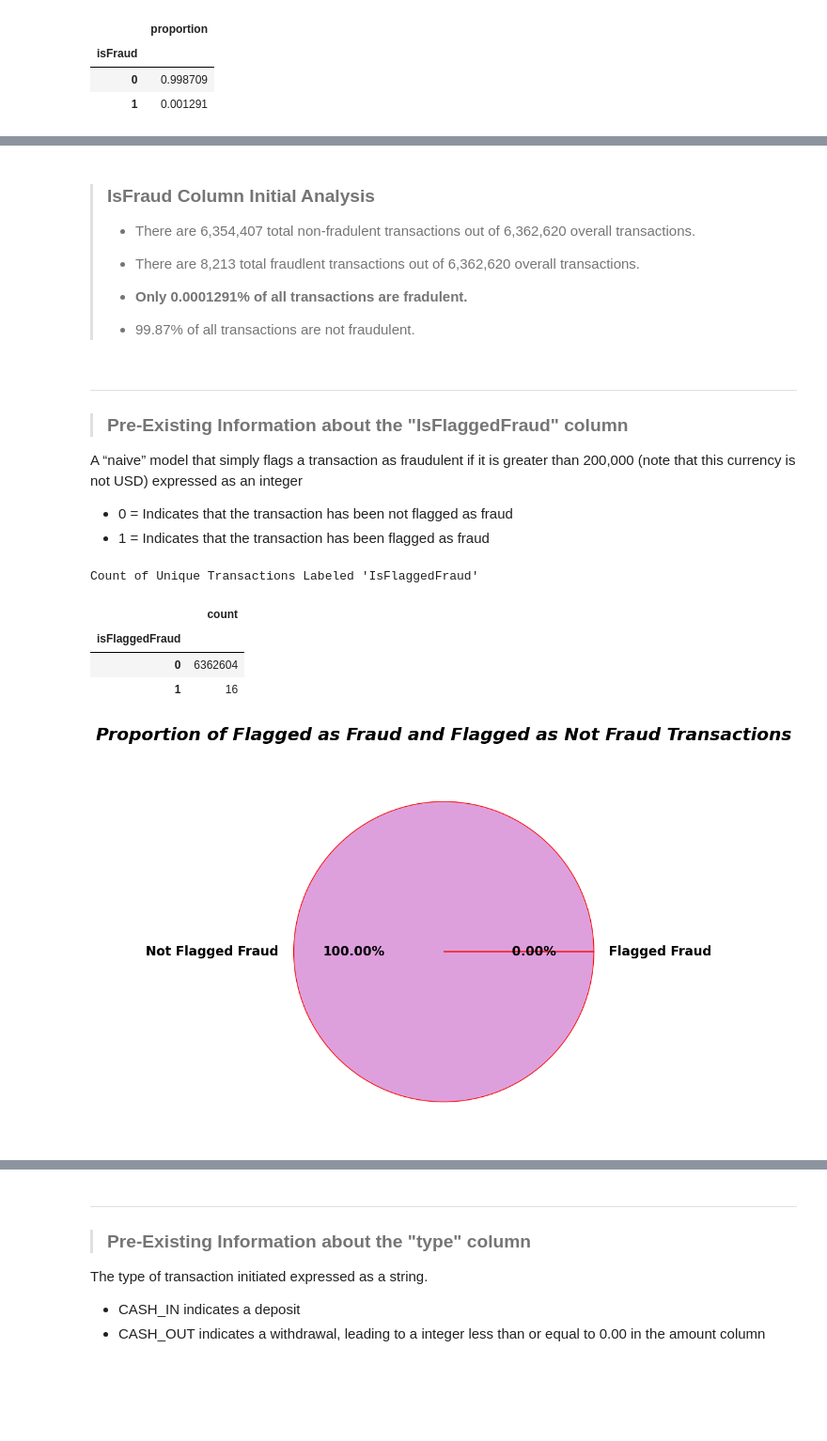
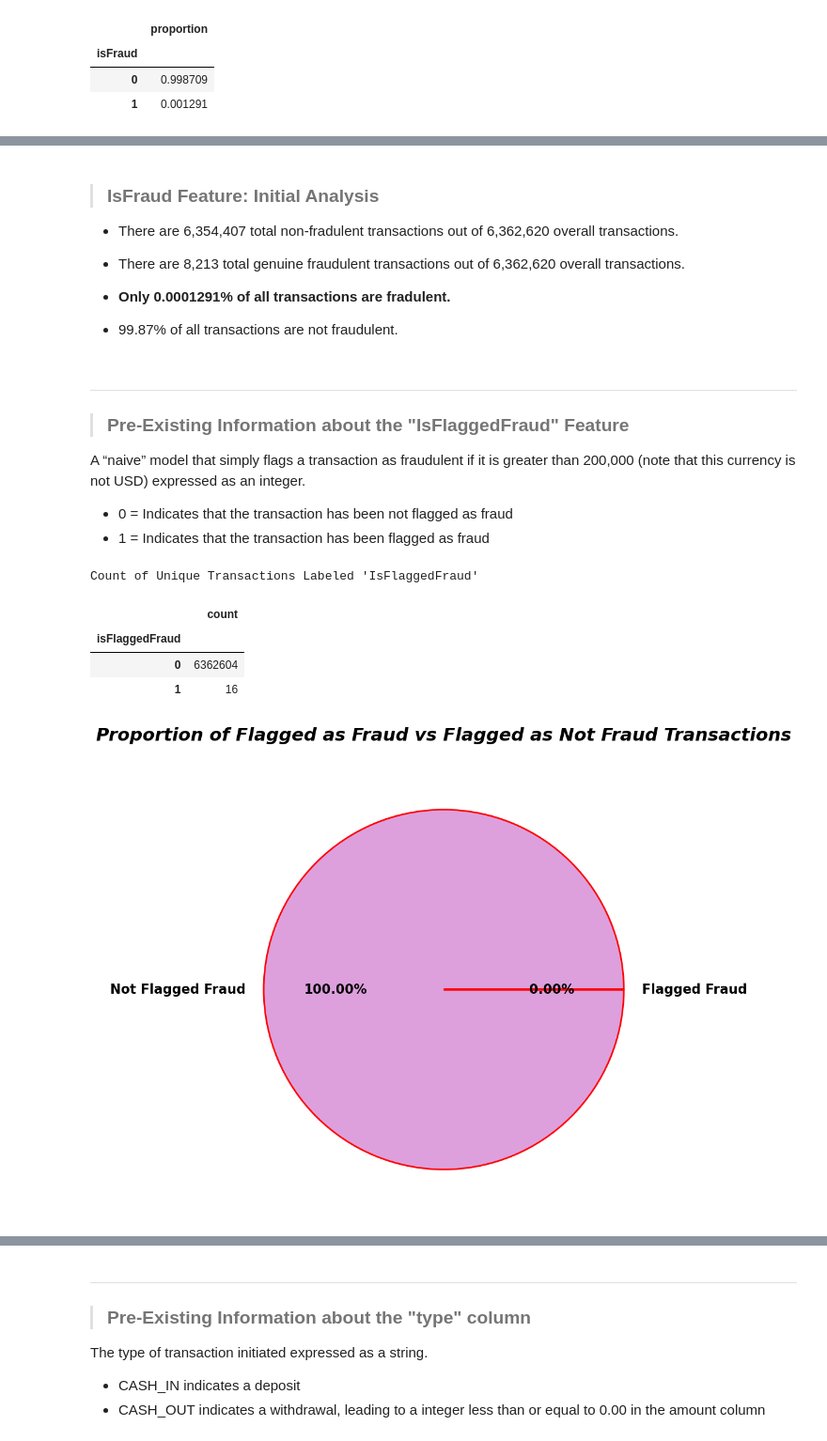
Before and after one commit to thetechleila/Financial-Fraud-Detection-Model, a Jupyter notebook: code/eda.ipynb, the cells around one changed output, grey strips where cells are left out. Shown at 94% size. Drawn from its saved outputs; the diff is of its cells as text; code cells hidden in the pictures; blank space fills up the shorter version.

```diff
--- a/code/eda.ipynb
+++ b/code/eda.ipynb
@@ -11,6 +11,7 @@ from random import sample
 # %%
 #Read in raw finanical fraud dataset CSV
-df = pd.read_csv("/Users/sa14/Desktop/fin eda final/data/BankFraud_Data.csv")
+raw_data = ("/Users/sa14/Desktop/fin eda final/data/BankFraud_Data.csv")
+df = pd.read_csv(raw_data)
 # %%
 #Get first 10 rows of the dataset
 df.head(10)
@@ -147,18 +150,18 @@ plt.show()
 # %% [markdown]
-> ### IsFraud Column Initial Analysis
->
-> * There are 6,354,407 total non-fradulent transactions out of 6,362,620 overall transactions.
->
-> * There are 8,213 total fraudlent transactions out of 6,362,620 overall transactions.
->
-> * **Only 0.0001291% of all transactions are fradulent.**
->
-> * 99.87% of all transactions are not fraudulent.
+> ### **IsFraud Feature: Initial Analysis**
+
+ * There are 6,354,407 total non-fradulent transactions out of 6,362,620 overall transactions.
+
+ * There are 8,213 total genuine fraudulent transactions out of 6,362,620 overall transactions.
+
+ * **Only 0.0001291% of all transactions are fradulent.**
+
+ * 99.87% of all transactions are not fraudulent.
 # %% [markdown]
 ___
-> ### Pre-Existing Information about the "IsFlaggedFraud" column
+> ### Pre-Existing Information about the "IsFlaggedFraud" Feature
 
-A “naive” model that simply flags a transaction as fraudulent if it is greater than 200,000 (note that this currency is not USD) expressed as an integer
+A “naive” model that simply flags a transaction as fraudulent if it is greater than 200,000 (note that this currency is not USD) expressed as an integer.
 
 * 0 = Indicates that the transaction has been not flagged as fraud
 * 1 = Indicates that the transaction has been flagged as fraud
@@ -177,28 +180,28 @@ Count of Unique Transactions Labeled 'IsFlaggedFraud'
 # %%
 #Display the proportion of transactions flagged as Not Fraud or Fraud
 flagged_prop = df["isFlaggedFraud"].value_counts(normalize=True)
 
 #Convert the flagged_prop series into a dataframe
 flagged_prop.to_frame()
 
 #Visualize amount of flagged fraudulent transactions and transactions flagged as non-fradulent as a pie plot
 isflag_pie = [6362604, 16] #Specific count of flagged fraud/flagged not fraud transactions
 labelfl = ["Not Flagged Fraud", "Flagged Fraud"]
 explode = [0.5, 0.5]
 fl_colors = ["#DDA0DD", "#FFFF14"]
 
 
 plt.rcParams["figure.figsize"] = (10,10)
-plt.title("Proportion of Flagged as Fraud and Flagged as Not Fraud Transactions\n",
+plt.title("Proportion of Flagged as Fraud vs Flagged as Not Fraud Transactions\n",
           fontsize=22, weight='bold', style='italic')
 plt.pie(isflag_pie, labels=labelfl, autopct= "%1.2f%%", colors = fl_colors,
         wedgeprops = { 'linewidth' : 2, 'edgecolor' : 'red' },
         textprops={'fontsize': 16, 'weight' : 'bold', 'color': 'black'})
-plt.tight_layout()
+#plt.tight_layout()
 
 plt.show()
 # %% [output]
-[figure, old version]
+[figure, new version]
 # %% [markdown]
 ___
 > ### IsFlaggedFraud Column Initial Analysis
```
Also changed, not shown: parts of 31 cells of this notebook, 13 other files.
